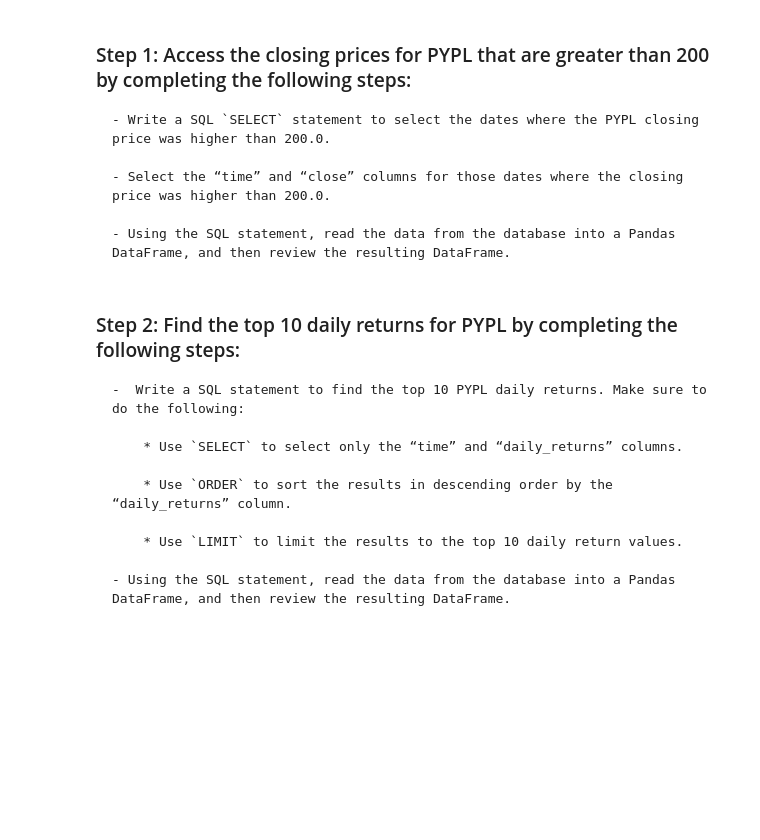
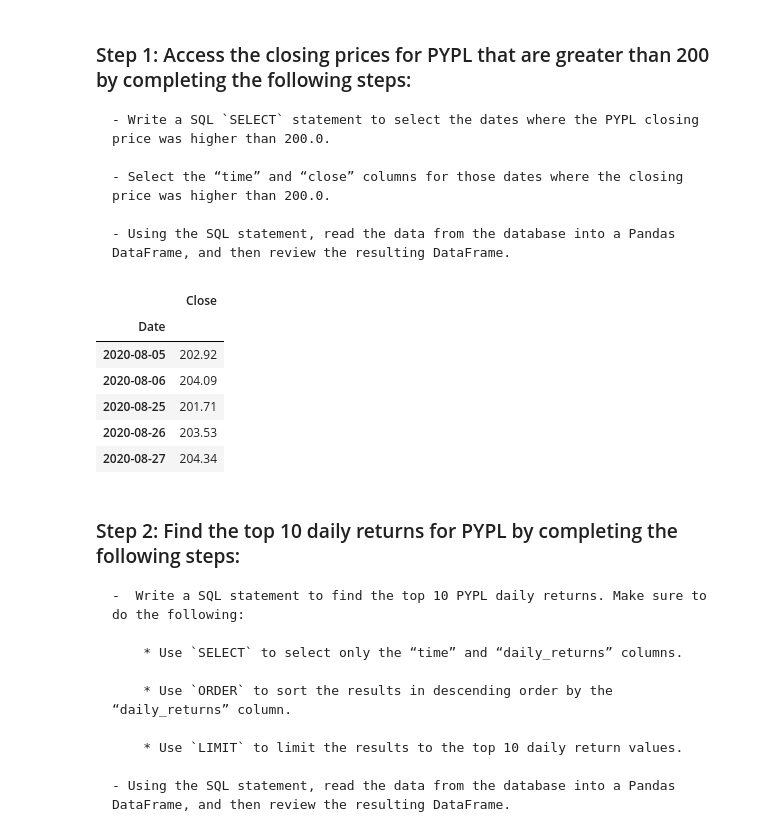
Before and after one commit to scottslusher/ETF-Analyzer, a Jupyter notebook: etf_analyzer.ipynb, the cells around one changed output. Cells and saved outputs as stored; diff of their text form; code cells hidden in the pictures; blank space fills up the shorter version.

```diff
--- a/etf_analyzer.ipynb
+++ b/etf_analyzer.ipynb
@@ -238,13 +238,33 @@ Complete the following steps:
 # %%
 # Write a SQL SELECT statement to select the time and close columns
 # where the PYPL closing price was higher than 200.0.
-query = # YOUR CODE HERE
+query = """
+SELECT time, close
+FROM PYPL
+WHERE close > 200
+"""
+
+
+query_results = engine.execute(query)
 
 # Using the query, read the data from the database into a Pandas DataFrame
-pypl_higher_than_200 = # YOUR CODE HERE
+pypl_higher_than_200 = pd.DataFrame(list(query_results), columns=['Date', 'Close'])
+
+pypl_higher_than_200['Date'] = pd.to_datetime(pypl_higher_than_200['Date'])
+#pypl_daily_returns['New_Date'] = pypl_daily_returns['Date'].dt.date
+pypl_higher_than_200.set_index(pypl_higher_than_200['Date'], inplace=True)
+pypl_higher_than_200.drop(columns=['Date'], inplace=True)
 
 # Review the resulting DataFrame
-# YOUR CODE HERE
+pypl_higher_than_200.head()
+# %% [output]
+|  | Close |
+| Date |  |
+| 2020-08-05 | 202.92 |
+| 2020-08-06 | 204.09 |
+| 2020-08-25 | 201.71 |
+| 2020-08-26 | 203.53 |
+| 2020-08-27 | 204.34 |
 # %% [markdown]
 ### Step 2: Find the top 10 daily returns for PYPL by completing the following steps:
 
```
Also changed, not shown: parts of 1 cell of this notebook.
